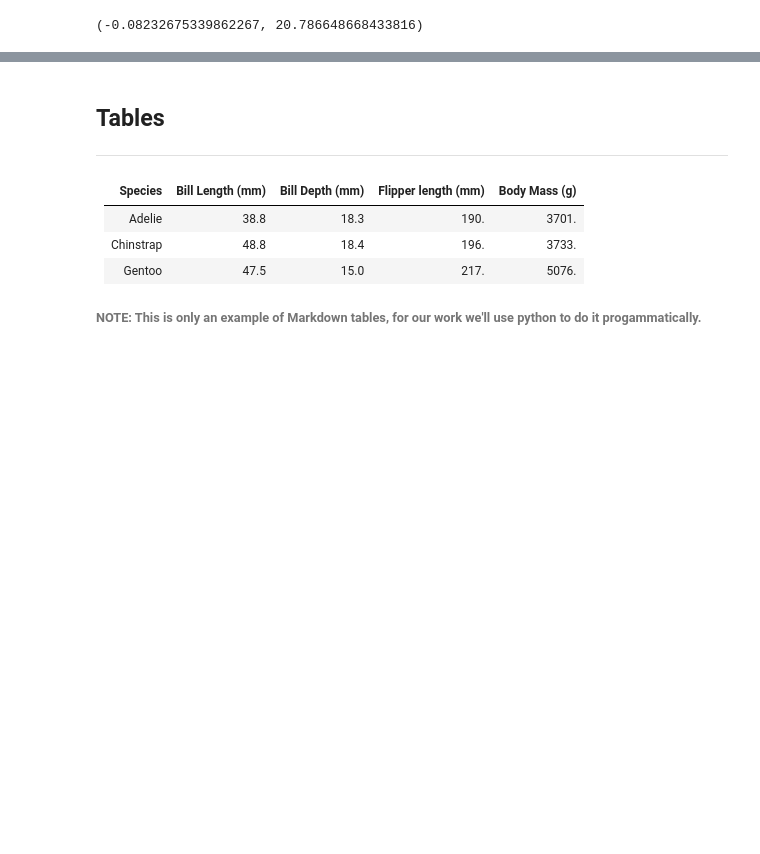
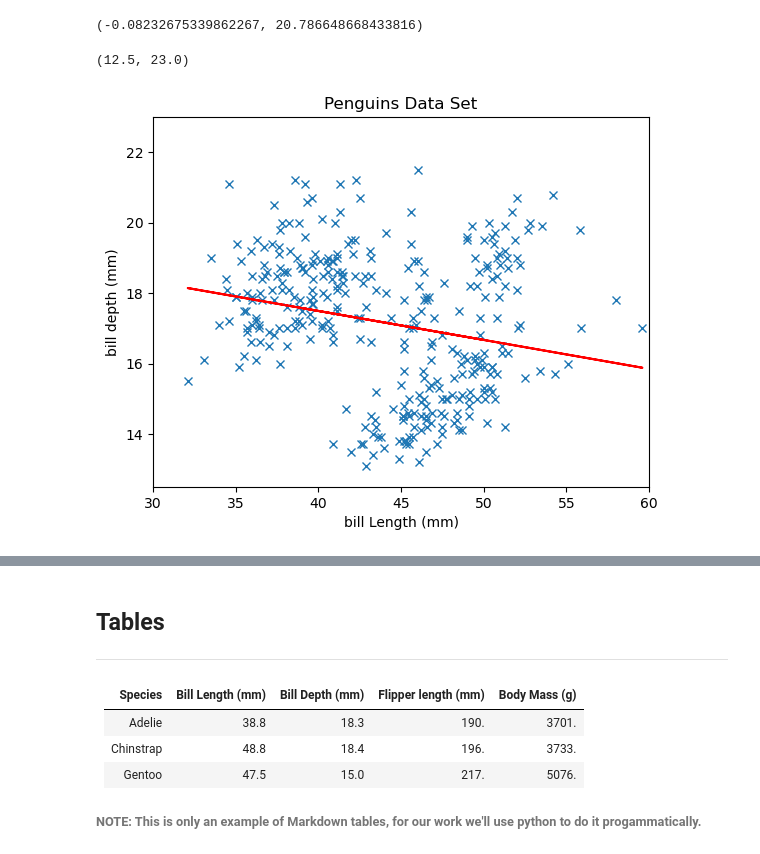
Before and after one commit to hugcamrom/Principles-of-Data-Analytics-Work, a Jupyter notebook: penguins.ipynb, the cells around one changed output, grey strips where cells are left out. Saved outputs shown, nothing was run; the diff lists cells and outputs as text; code cells hidden in the pictures; blank space fills up the shorter version.

```diff
--- a/penguins.ipynb
+++ b/penguins.ipynb
@@ -233,3 +245,28 @@ m, c = np.polyfit(blen, bdepth, 1)
 m, c
 # %% [output]
 (-0.08232675339862267, 20.786648668433816)
+# %%
+# Create a new figure and set of axes.
+fig, ax = plt.subplots()
+
+# Simple plot.
+ax.plot(blen, bdepth, 'x')
+
+# Simple plot.
+ax.plot(blen, m * blen + c, 'r-')
+
+# Axis labels.
+ax.set_xlabel('bill Length (mm)')
+ax.set_ylabel('bill depth (mm)')
+
+# Title.
+ax.set_title('Penguins Data Set')
+
+# X limits.
+ax.set_xlim(30, 60)
+
+# Y limits.
+ax.set_ylim(12.5, 23)
+# %% [output]
+(12.5, 23.0)
+[figure, added]
```
Also changed, not shown: parts of 6 cells of this notebook.
